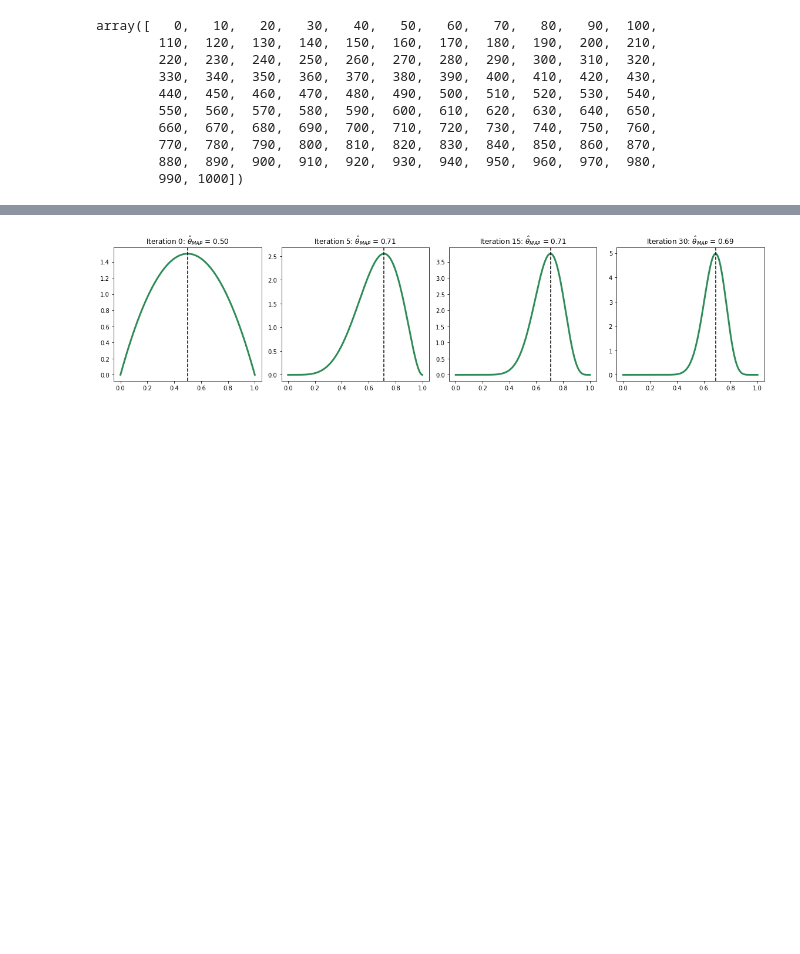
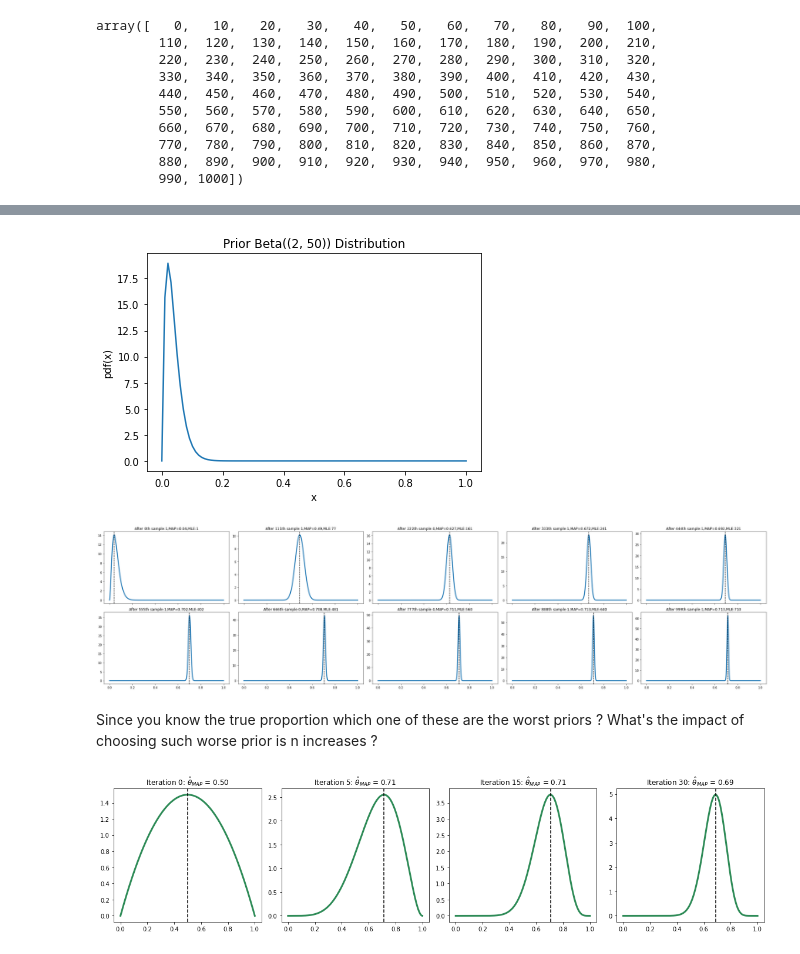
Before and after one commit to vin136/NN-foundations, a Jupyter notebook: Estimating_Probabilities.ipynb, the cells around one changed output, grey strips where cells are left out. Drawn from its saved outputs; the diff is of its cells as text; code cells hidden in the pictures; blank space fills up the shorter version.

```diff
--- a/Estimating_Probabilities.ipynb
+++ b/Estimating_Probabilities.ipynb
@@ -388,3 +405,11 @@ def plot_beta_posterior_ondata(alpha,beta,y_obs):
+# %%
+plot_beta_prior(2,50)
+plot_beta_posterior_ondata(2,50,y_obs)
+# %% [output]
+[figure, added]
+[figure, added]
+# %% [markdown]
+Since you know the true proportion which one of these are the worst priors ? What's the impact of choosing such worse prior is n increases ?
 # %%
 f.
 # %%
```
Also changed, not shown: parts of 3 cells of this notebook.
